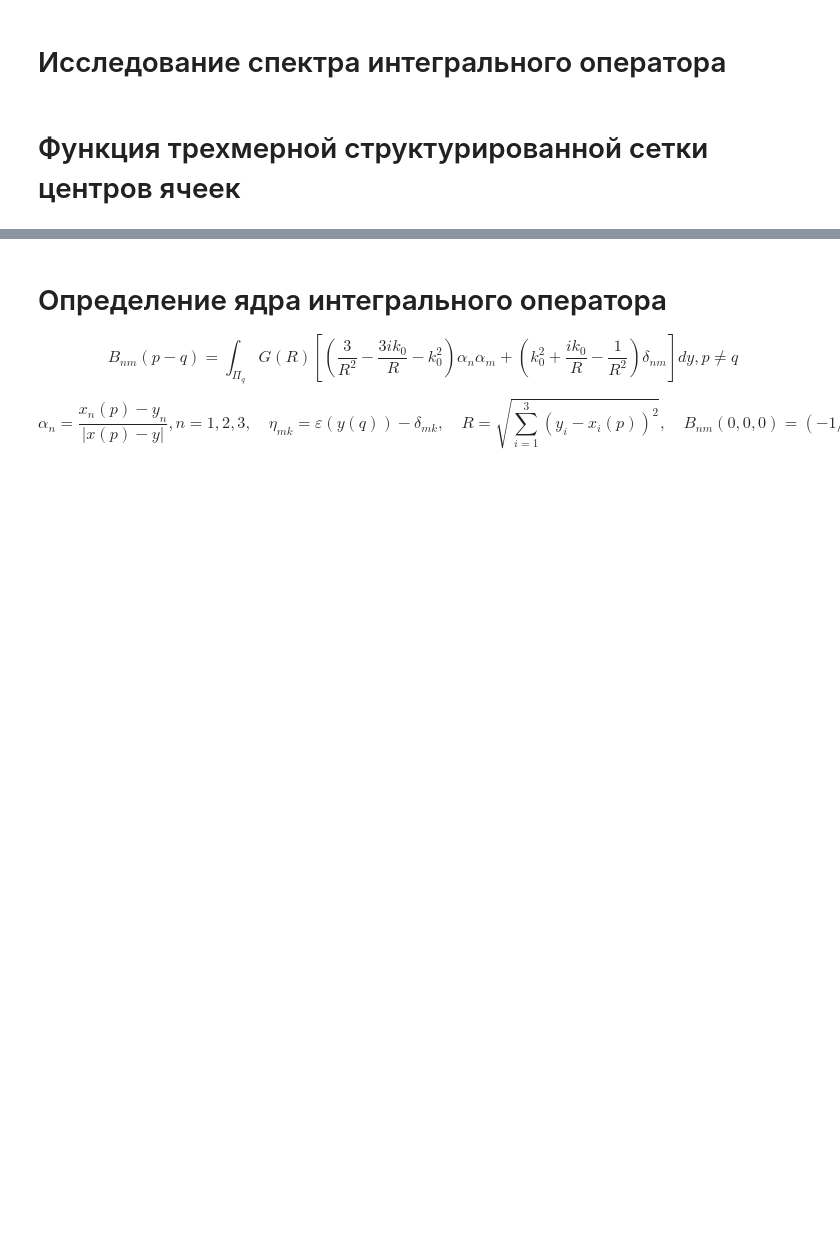
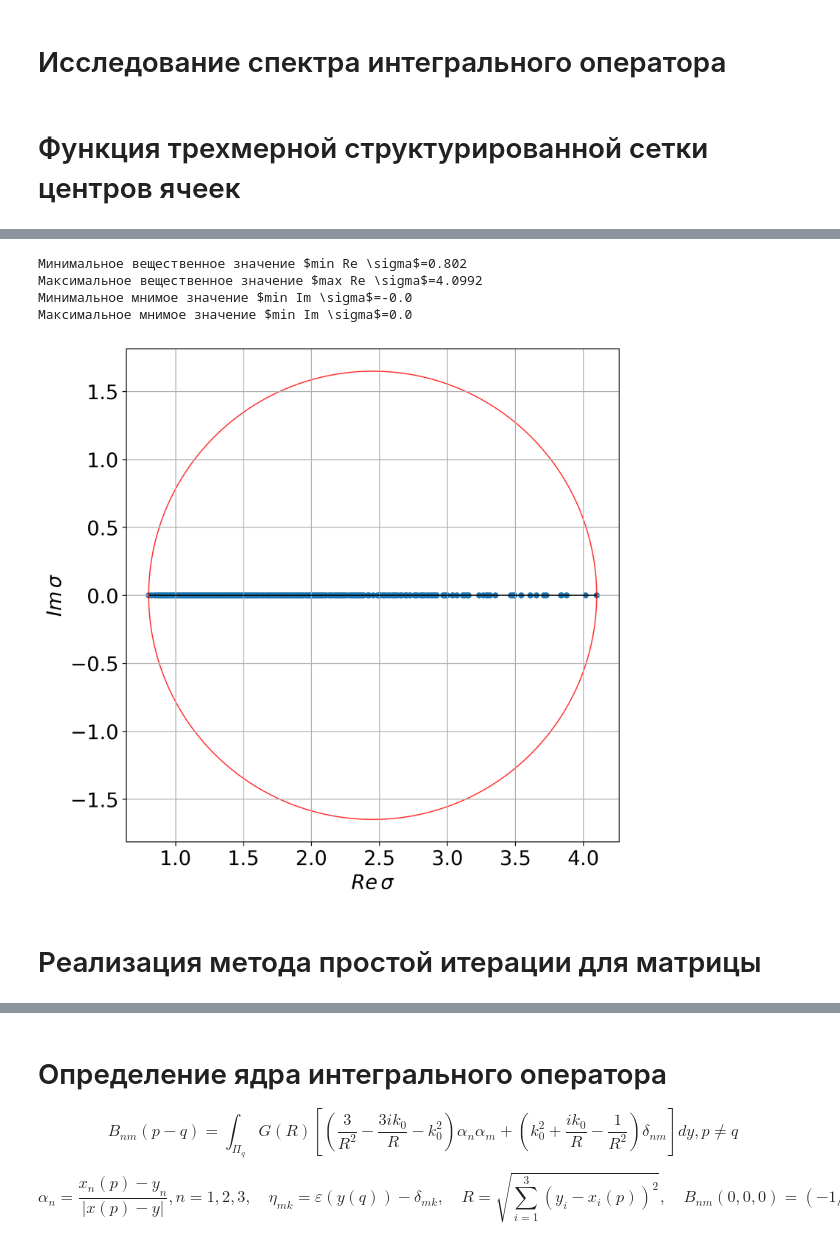
Before and after one commit to qwerty29544/electrodynamics, a Jupyter notebook: src/KernelSpectre.ipynb, the cells around one changed output, grey strips where cells are left out. Drawn from its saved outputs; the diff is of its cells as text; code cells hidden in the pictures; blank space fills up the shorter version.

Commit message:
New results on volume problem spectre

```diff
--- a/src/KernelSpectre.ipynb
+++ b/src/KernelSpectre.ipynb
@@ -4,4 +4,8 @@
 import numpy as np
 import pandas as pd
 import matplotlib.pyplot as plt
+import matplotlib
+
+matplotlib.rcParams['font.size']=18
+
 import scipy as sp
@@ -211,0 +155,3 @@ def apply_dielectric_3d(grid,
+# %%
+def kernel(x, k=1):
+    return np.exp(1j * k * x)/(4 * np.pi * x)
@@ -211,0 +481,15 @@ def apply_dielectric_3d(grid,
+# %%
+# Поиск выпуклой оболочки спектрального множества
+list_of_points = [(x.real, x.imag) for x in result_eigs]
+hull = sequential_chain(list_of_points)
+hull_eigs = np.array([x[0] + 1.0j * x[1] for x in hull])
+print("\nВыпуклая оболочка спектра", hull_eigs)
+
+# Центр и радиус для параметров итерационного метода
+mu, radius = find_params(hull_eigs)
+# Оценка сходимости
+rho = np.arctan(radius/np.abs(mu))/2
+
+print("\nЦентр окружности", mu)
+print("Радиус окружности", radius)
+print("Знаменатель сходимости", rho)
@@ -211,0 +509,42 @@ def apply_dielectric_3d(grid,
+# %%
+# Краткая статистика по спектру
+minRe = np.min(result_eigs.real)
+maxRe = np.max(result_eigs.real)
+minIm = np.min(result_eigs.imag)
+maxIm = np.max(result_eigs.imag)
+print(r"Минимальное вещественное значение $min Re \sigma$=" + f"{minRe.round(4)}")
+print(r"Максимальное вещественное значение $max Re \sigma$=" + f"{maxRe.round(4)}")
+print(r"Минимальное мнимое значение $min Im \sigma$=" + f"{minIm.round(4)}")
+print(r"Максимальное мнимое значение $min Im \sigma$=" + f"{maxIm.round(4)}")
+# %% [output]
+Минимальное вещественное значение $min Re \sigma$=0.802
+Максимальное вещественное значение $max Re \sigma$=4.0992
+Минимальное мнимое значение $min Im \sigma$=-0.0
+Максимальное мнимое значение $min Im \sigma$=0.0
+# %%
+# Задание графика на холсте
+plt.figure(figsize=(8,8), dpi=300)
+plt.gca().set_aspect('equal')
+
+# Визуализация спектра оператора на комплексной плоскости
+plt.scatter(result_eigs.real, result_eigs.imag,s=20, label = r"$\sigma$")
+#plt.xlim((-max(maxRe, maxIm)/4, max(maxRe, maxIm) + 1))   # Границы отрисовки
+#plt.ylim((-max(maxRe, maxIm), max(maxRe, maxIm)))      # Границы отрисовки
+
+# Визуализация выпуклой оболочки спектра
+plt.plot(hull_eigs.real, hull_eigs.imag, c="black", linestyle="--", linewidth=1, label="hull")
+plt.plot(hull_eigs.real[[-1, 0]], hull_eigs.imag[[-1, 0]], c="black", linestyle="--", linewidth=1)
+
+circle1 = plt.Circle((mu.real, mu.imag), radius, color='r', fill=False, alpha=0.8, label="($\mu$, R)")
+plt.gca().add_patch(circle1)
+
+plt.xlabel(r"$Re\,\sigma$")
+plt.ylabel(r"$Im\,\sigma$")
+
+plt.grid()
+#plt.legend()
+plt.show()
+# %% [output]
+[figure, added]
+# %% [markdown]
+# Реализация метода простой итерации для матрицы
```
Also changed, not shown: parts of 48 cells of this notebook.
